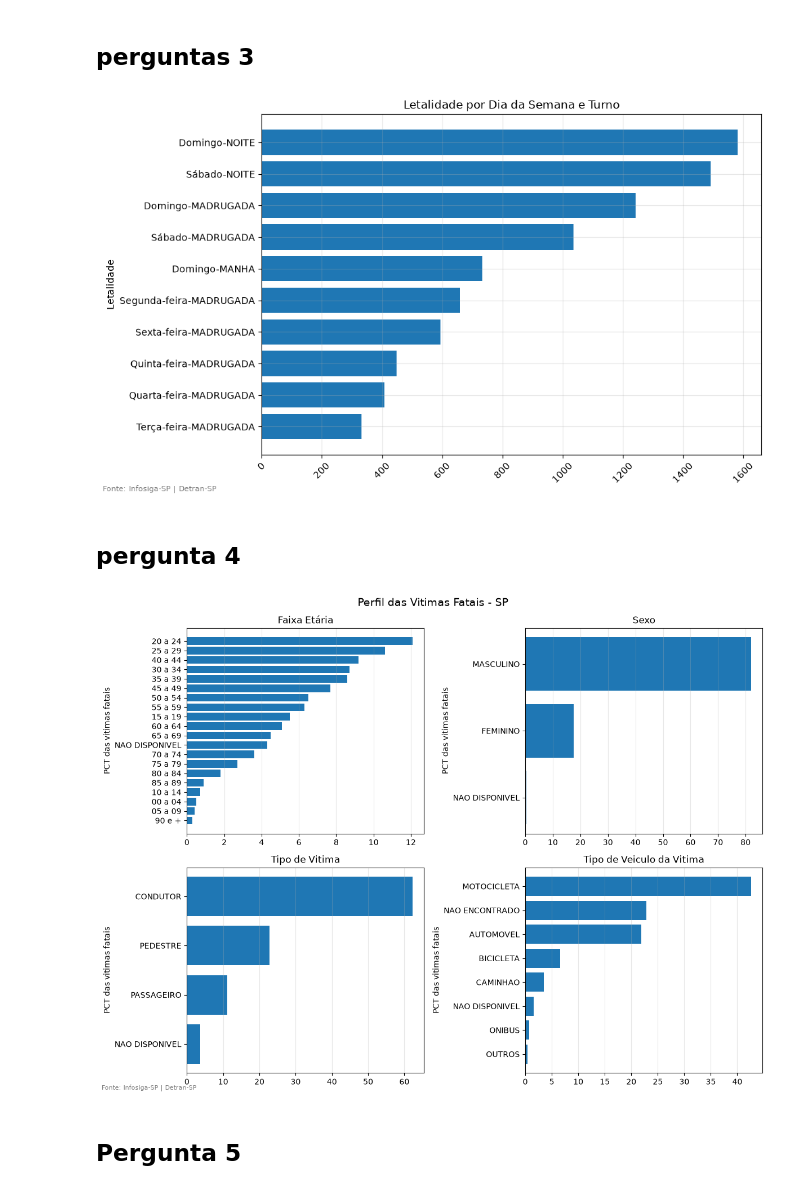
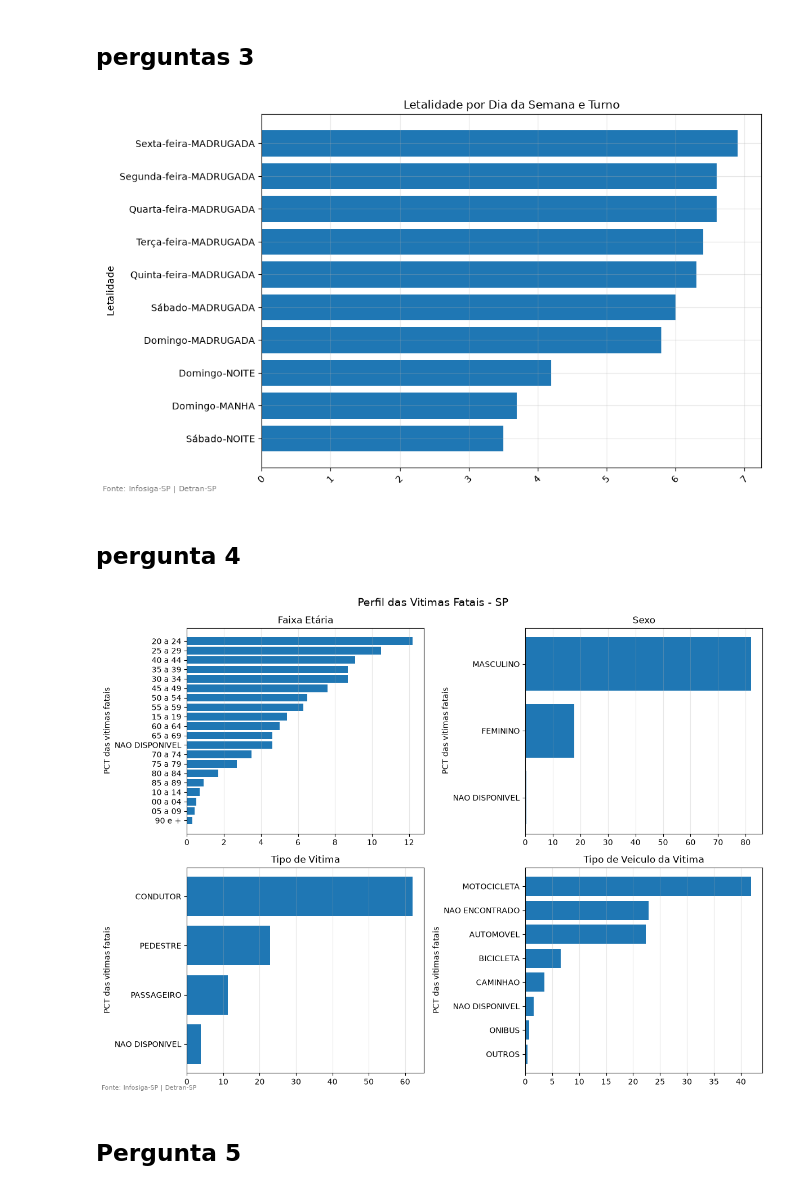
Before and after one commit to nickbelo2201/project_sinistros_sp, a Jupyter notebook: notebooks/03_analise_sql.ipynb, the cells around one changed output. Cells and saved outputs as stored; diff of their text form; code cells hidden in the pictures.

```diff
--- a/notebooks/03_analise_sql.ipynb
+++ b/notebooks/03_analise_sql.ipynb
@@ -87,37 +95,37 @@ LEFT JOIN
 	SELECT si.dia_da_semana, si.turno, COUNT(*) AS mortes
 	FROM pessoas p
 	JOIN sinistros si
 	ON p.id_sinistro = si.id_sinistro
 	WHERE p.gravidade_lesao = 'FATAL'
 	GROUP BY si.dia_da_semana, si.turno
 	) p
 ON s.dia_da_semana  = p.dia_da_semana
 AND s.turno = p.turno
 WHERE s.turno <> 'NAO DISPONIVEL'
   AND s.sinistros >= 1000
 ORDER BY mortes_por_cem DESC
-LIMIT 10;
+LIMIT 10
 """, con)
 
-pergunta_dois = pergunta_dois.sort_values("mortes", ascending=True)
+pergunta_dois = pergunta_dois.sort_values("mortes_por_cem", ascending=True)
 pergunta_dois["rotulo"] = pergunta_dois["dia_da_semana"] + "-" + pergunta_dois["turno"]
 
 fig, ax = plt.subplots(figsize=(10, 6))
 
-ax.barh(pergunta_dois["rotulo"], pergunta_dois["mortes"])
+ax.barh(pergunta_dois["rotulo"], pergunta_dois["mortes_por_cem"])
 ax.set_title("Letalidade por Dia da Semana e Turno")
 ax.set_ylabel("Letalidade")
 ax.grid(alpha=0.3)
 ax.tick_params(axis="x", rotation=45)
 
 fig.text(0.01, 0.01, "Fonte: Infosiga-SP | Detran-SP", fontsize=8, color="gray")
 
 plt.tight_layout()
 plt.savefig("../reports/figures/02_letalidade_semana_turno.png", dpi=150, bbox_inches="tight")
 
 plt.show()
 # %% [output]
-[figure, old version]
+[figure, new version]
 # %% [markdown]
 ## pergunta 4
 # %%
@@ -132,7 +140,7 @@ FROM pessoas
 WHERE gravidade_lesao = 'FATAL' AND
 faixa_etaria_demografica IS NOT NULL
 GROUP BY faixa_etaria_demografica
-ORDER BY mortes DESC
+ORDER BY pct DESC
 """, con)
 
 sexo = pd.read_sql(
@@ -143,7 +151,7 @@ SELECT sexo,
 FROM pessoas
 WHERE gravidade_lesao = 'FATAL'
 GROUP BY sexo
-ORDER BY pct DESC;
+ORDER BY pct DESC
 """, con)
 
 tipo_de_vitima = pd.read_sql(
@@ -191,7 +199,7 @@ plt.tight_layout()
 plt.savefig("../reports/figures/03_perfil_frequente.png", dpi=150, bbox_inches="tight")
 plt.show()
 # %% [output]
-[figure, old version]
+[figure, new version]
 # %% [markdown]
 ## Pergunta 5
 # %%
```
Also changed, not shown: parts of 1 cell of this notebook, 11 other files.
